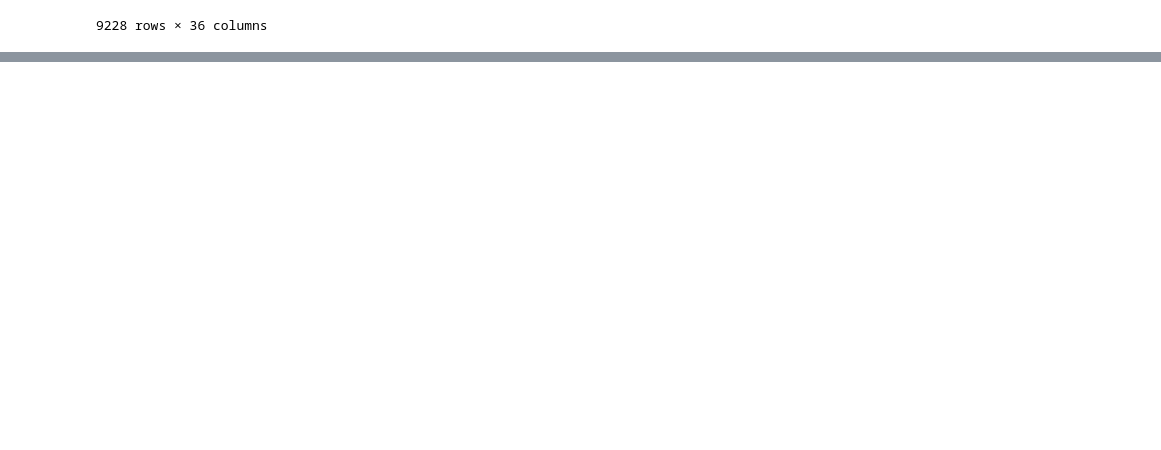
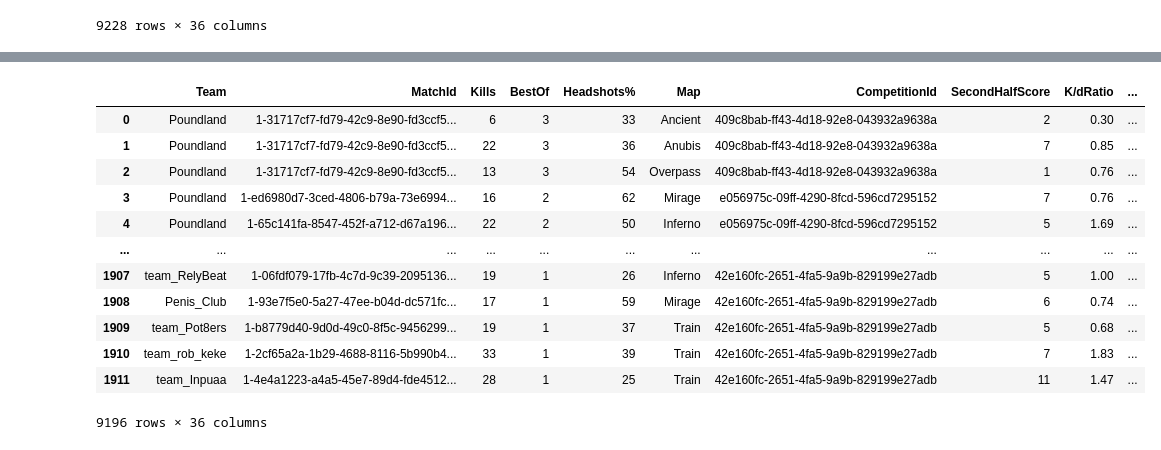
Before and after one commit to jasonhsu8/Faceit_Data_Collection, a Jupyter notebook: JJ Notebooks/DataVisualisation.ipynb, the cells around one changed output, grey strips where cells are left out. Drawn from its saved outputs; the diff is of its cells as text; code cells hidden in the pictures; blank space fills up the shorter version.

```diff
--- a/JJ Notebooks/DataVisualisation.ipynb
+++ b/JJ Notebooks/DataVisualisation.ipynb
@@ -134,0 +133,34 @@ df_all["Date"] = df_all['CreatedAt'].dt.day
+# %%
+rename_all_maps = {
+    "de_mirage": "Mirage",
+    "de_inferno": "Inferno",
+    "de_train": "Train",
+    "de_overpass": "Overpass",
+    "de_cache": "Cache",
+    "de_nuke": "Nuke",
+    "de_vertigo": "Vertigo",
+    "de_dust2": "Dust2",
+    "de_ancient": "Ancient",
+    "de_cbble": "Cobblestone",
+    "de_anubis": "Anubis"
+}
+
+df_all = df_all.replace({"Map": rename_all_maps})
+df_all.sort_values(by="CreatedAt", ascending=True)
+df_all = df_all.groupby('Map').filter(lambda x: len(x)>3)
+
+df_all
+# %% [output]
+|  | Team | MatchId | Kills | BestOf | Headshots% | Map | CompetitionId | SecondHalfScore | K/dRatio | ... |
+| 0 | Poundland | 1-31717cf7-fd79-42c9-8e90-fd3ccf5... | 6 | 3 | 33 | Ancient | 409c8bab-ff43-4d18-92e8-043932a9638a | 2 | 0.30 | ... |
+| 1 | Poundland | 1-31717cf7-fd79-42c9-8e90-fd3ccf5... | 22 | 3 | 36 | Anubis | 409c8bab-ff43-4d18-92e8-043932a9638a | 7 | 0.85 | ... |
+| 2 | Poundland | 1-31717cf7-fd79-42c9-8e90-fd3ccf5... | 13 | 3 | 54 | Overpass | 409c8bab-ff43-4d18-92e8-043932a9638a | 1 | 0.76 | ... |
+| 3 | Poundland | 1-ed6980d7-3ced-4806-b79a-73e6994... | 16 | 2 | 62 | Mirage | e056975c-09ff-4290-8fcd-596cd7295152 | 7 | 0.76 | ... |
+| 4 | Poundland | 1-65c141fa-8547-452f-a712-d67a196... | 22 | 2 | 50 | Inferno | e056975c-09ff-4290-8fcd-596cd7295152 | 5 | 1.69 | ... |
+| ... | ... | ... | ... | ... | ... | ... | ... | ... | ... | ... |
+| 1907 | team_RelyBeat | 1-06fdf079-17fb-4c7d-9c39-2095136... | 19 | 1 | 26 | Inferno | 42e160fc-2651-4fa5-9a9b-829199e27adb | 5 | 1.00 | ... |
+| 1908 | Penis_Club | 1-93e7f5e0-5a27-47ee-b04d-dc571fc... | 17 | 1 | 59 | Mirage | 42e160fc-2651-4fa5-9a9b-829199e27adb | 6 | 0.74 | ... |
+| 1909 | team_Pot8ers | 1-b8779d40-9d0d-49c0-8f5c-9456299... | 19 | 1 | 37 | Train | 42e160fc-2651-4fa5-9a9b-829199e27adb | 5 | 0.68 | ... |
+| 1910 | team_rob_keke | 1-2cf65a2a-1b29-4688-8116-5b990b4... | 33 | 1 | 39 | Train | 42e160fc-2651-4fa5-9a9b-829199e27adb | 7 | 1.83 | ... |
+| 1911 | team_Inpuaa | 1-4e4a1223-a4a5-45e7-89d4-fde4512... | 28 | 1 | 25 | Train | 42e160fc-2651-4fa5-9a9b-829199e27adb | 11 | 1.47 | ... |
+9196 rows × 36 columns
```
Also changed, not shown: parts of 13 cells of this notebook.
